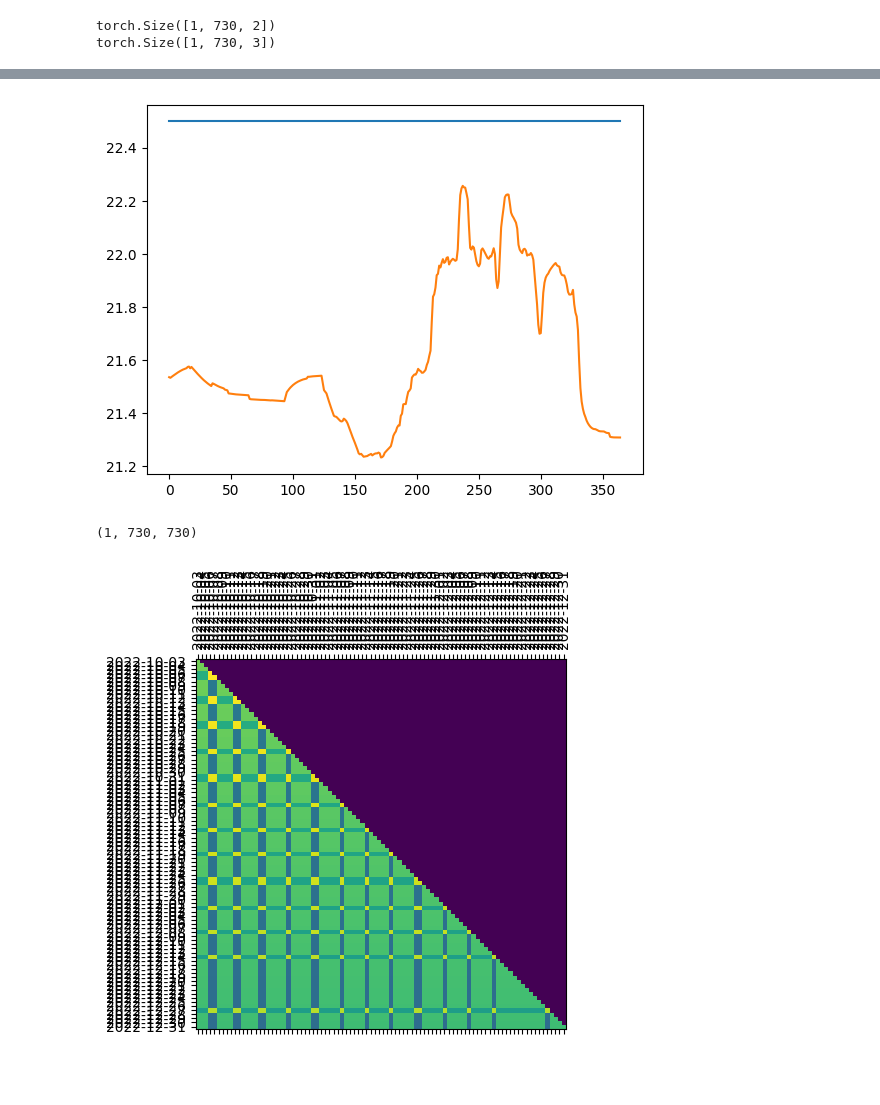
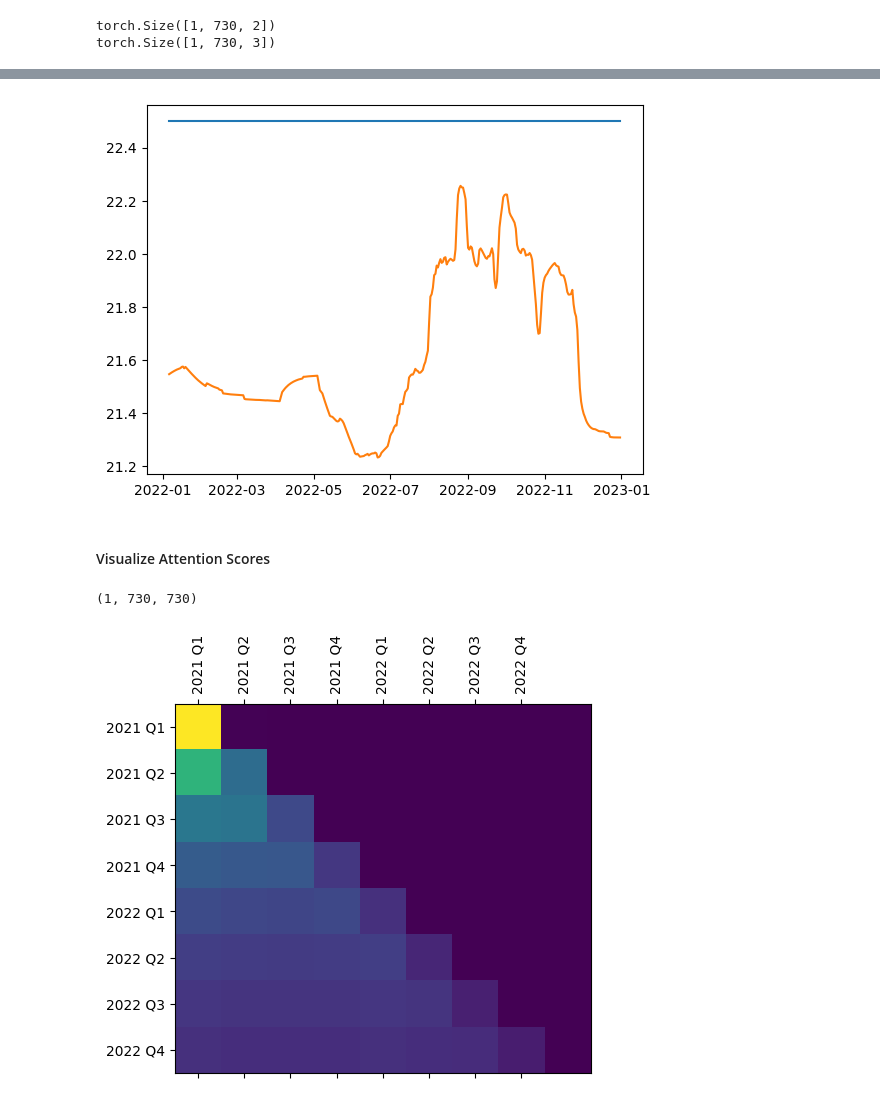
Before and after one commit to NathanAlmazan/RiverCast, a Jupyter notebook: notebooks/pca/rivercast.ipynb, the cells around one changed output, grey strips where cells are left out. Cells and saved outputs as stored; diff of their text form; code cells hidden in the pictures; blank space fills up the shorter version.

Commit message:
RVC-2 added line graph date indecx

```diff
--- a/notebooks/pca/rivercast.ipynb
+++ b/notebooks/pca/rivercast.ipynb
@@ -484,13 +503,20 @@ plt.show()
 # %%
-plt.plot(y_test[:, 2])
-plt.plot(ground[:, 2])
-plt.show()
+plot_forecast(y_test[:, 2], ground[:, 2])
 # %% [output]
-[figure, old version]
+[figure, new version]
+# %% [markdown]
+#### Visualize Attention Scores
 # %%
-def plot_attention_head(dates, attention):
+def plot_attention_head(attention):
     ax = plt.gca()
+
+    # plot scores
+    attention = attention[10:]
+    attention = block_reduce(attention, (90, 90), np.mean)
     ax.matshow(attention)
+
+    # plot labels
+    dates = ['2021 Q1', '2021 Q2', '2021 Q3', '2021 Q4', '2022 Q1', '2022 Q2', '2022 Q3', '2022 Q4']
     ax.set_xticks(range(len(dates)))
     ax.set_yticks(range(len(dates)))
 
@@ -504,6 +530,6 @@ attn_scores.shape
 # %% [output]
 (1, 730, 730)
 # %%
-plot_attention_head(df.index[-90:].astype(str), attn_scores[0][-90:, -90:])
+plot_attention_head(attn_scores[0])
 # %% [output]
-[figure, old version]
+[figure, new version]
```
Also changed, not shown: parts of 8 cells of this notebook.
